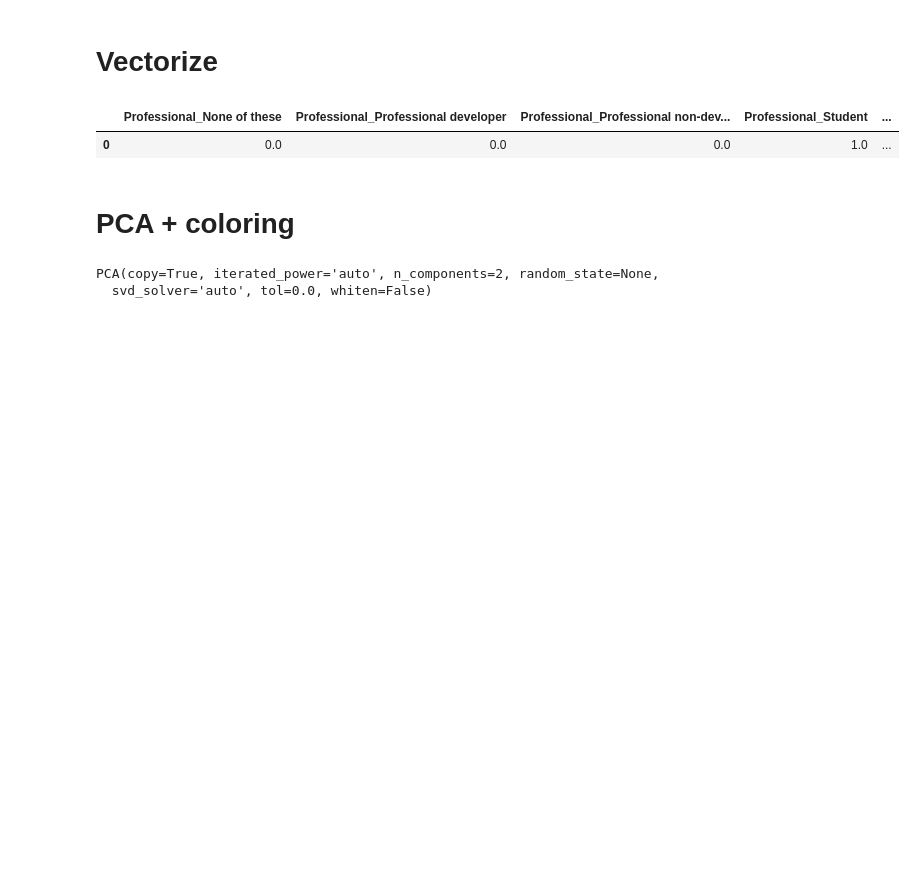
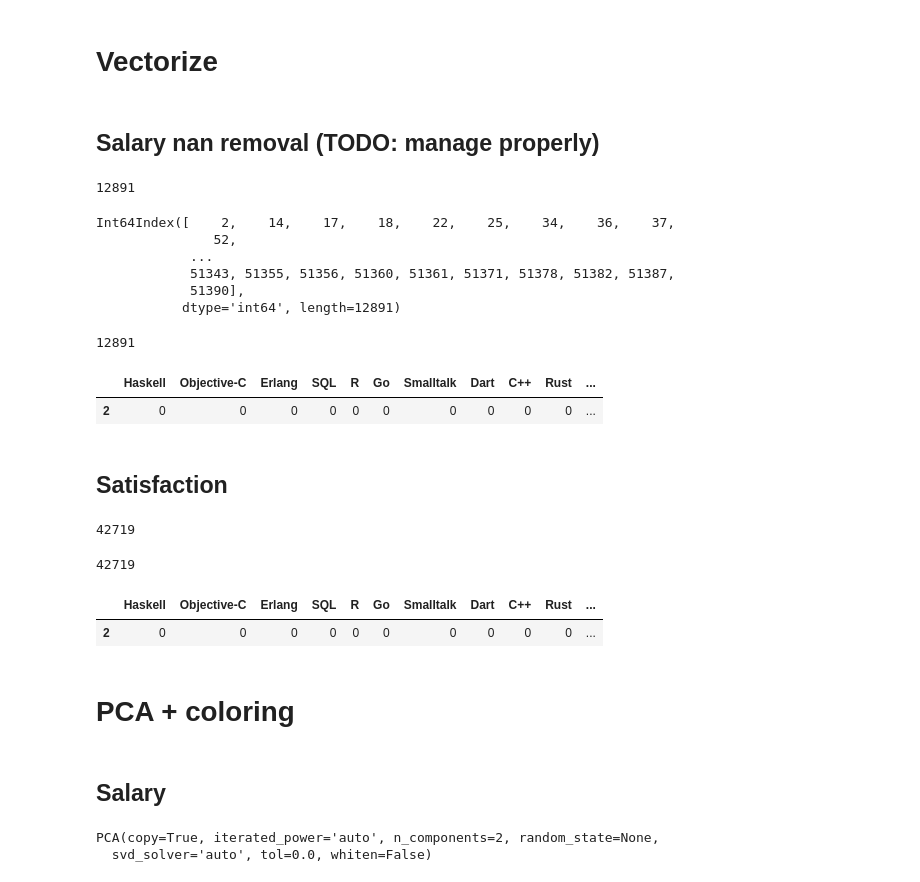
Before and after one commit to LoomisLoud/SO-Analysis-Recommender-System, a Jupyter notebook: graph_hp.ipynb, the cells around one changed output. Drawn from its saved outputs; the diff is of its cells as text; code cells hidden in the pictures; blank space fills up the shorter version.

```diff
--- a/graph_hp.ipynb
+++ b/graph_hp.ipynb
@@ -61,0 +102,10 @@ target_cols = list(stack.columns[1:10])+["languages"]
+# %%
+def average_satisfaction(row):
+    if np.isnan(row["JobSatisfaction"]):
+        return row["CareerSatisfaction"]
+    if np.isnan(row["CareerSatisfaction"]):
+        return row["JobSatisfaction"]
+    else:
+        return (row["JobSatisfaction"]+row["CareerSatisfaction"])/2
+# %%
+y["AvgSatisfaction"] = y.apply(average_satisfaction, axis=1)
@@ -62,8 +135,29 @@ target_cols = list(stack.columns[1:10])+["languages"]
 # %% [markdown]
 # Vectorize
+# %% [markdown]
+## Salary nan removal (TODO: manage properly)
+# %%
+y_salary = y[~y.Salary.isnull()]
+print(len(y_salary))
+# %% [output]
+12891
+# %%
+y_salary.index
+# %% [output]
+Int64Index([    2,    14,    17,    18,    22,    25,    34,    36,    37,
+               52,
+            ...
+            51343, 51355, 51356, 51360, 51361, 51371, 51378, 51382, 51387,
+            51390],
+           dtype='int64', length=12891)
+# %%
+data_salary = data.loc[y_salary.index]
+print(len(data_salary))
+# %% [output]
+12891
 # %%
-X = pd.get_dummies(data[target_cols])
-X.head(1)
+X_salary = pd.get_dummies(data_salary)
+X_salary.head(1)
 # %% [output]
-|  | Professional_None of these | Professional_Professional developer | Professional_Professional non-dev... | Professional_Student | ... |
-| 0 | 0.0 | 0.0 | 0.0 | 1.0 | ... |
+|  | Haskell | Objective-C | Erlang | SQL | R | Go | Smalltalk | Dart | C++ | Rust | ... |
+| 2 | 0 | 0 | 0 | 0 | 0 | 0 | 0 | 0 | 0 | 0 | ... |
@@ -72,2 +164,20 @@ X = X[:1000]
+# %% [markdown]
+## Satisfaction
+# %%
+y_satisf = y[~y.AvgSatisfaction.isnull()]
+print(len(y_satisf))
+# %% [output]
+42719
+# %%
+data_satisf = data.loc[y_satisf.index]
+print(len(data_satisf))
+# %% [output]
+42719
+# %%
+X_satisf = pd.get_dummies(data_satisf)
+X_satisf.head(1)
+# %% [output]
+|  | Haskell | Objective-C | Erlang | SQL | R | Go | Smalltalk | Dart | C++ | Rust | ... |
+| 2 | 0 | 0 | 0 | 0 | 0 | 0 | 0 | 0 | 0 | 0 | ... |
 # %% [markdown]
 # PCA + coloring
@@ -74,3 +187,5 @@ X = X[:1000]
+# %% [markdown]
+## Salary
 # %%
 from sklearn.decomposition import PCA
 # %%
```
Also changed, not shown: parts of 41 cells of this notebook.
